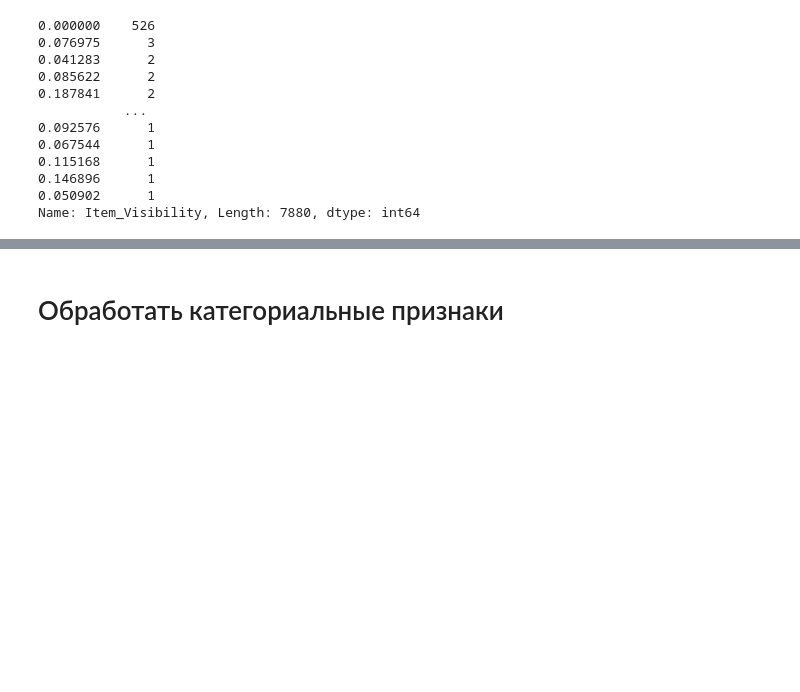
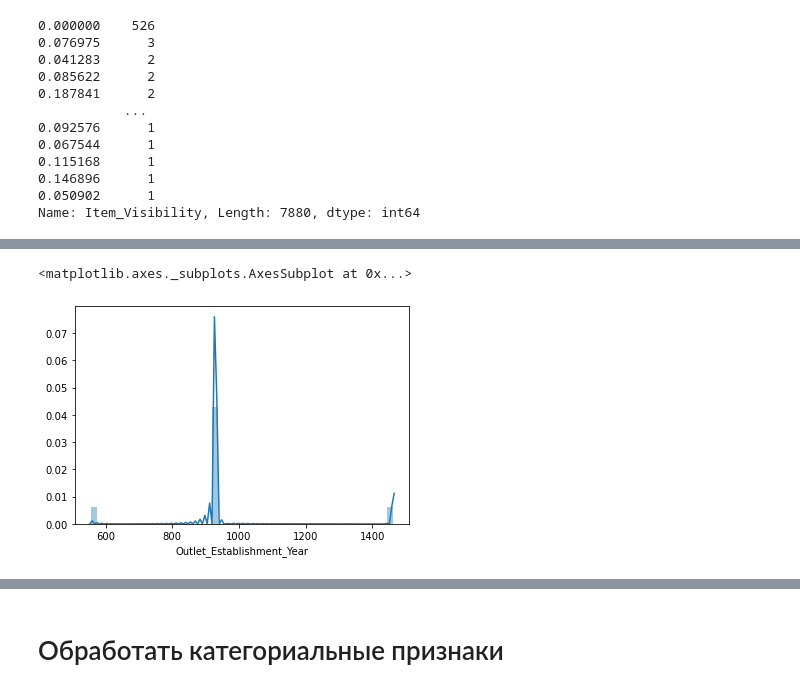
Before and after one commit to HeliosBI/AML_diploma_pre_1, a Jupyter notebook: diploma_pre_1.ipynb, the cells around one changed output, grey strips where cells are left out. Saved outputs shown, nothing was run; the diff lists cells and outputs as text; code cells hidden in the pictures; blank space fills up the shorter version.

```diff
--- a/diploma_pre_1.ipynb
+++ b/diploma_pre_1.ipynb
@@ -141,0 +255,5 @@ Name: Item_Identifier, Length: 1559, dtype: int64
+# %%
+sns.distplot(data.Outlet_Establishment_Year.value_counts())
+# %% [output]
+<matplotlib.axes._subplots.AxesSubplot at 0x...>
+[figure, added]
```
Also changed, not shown: parts of 21 cells of this notebook.
